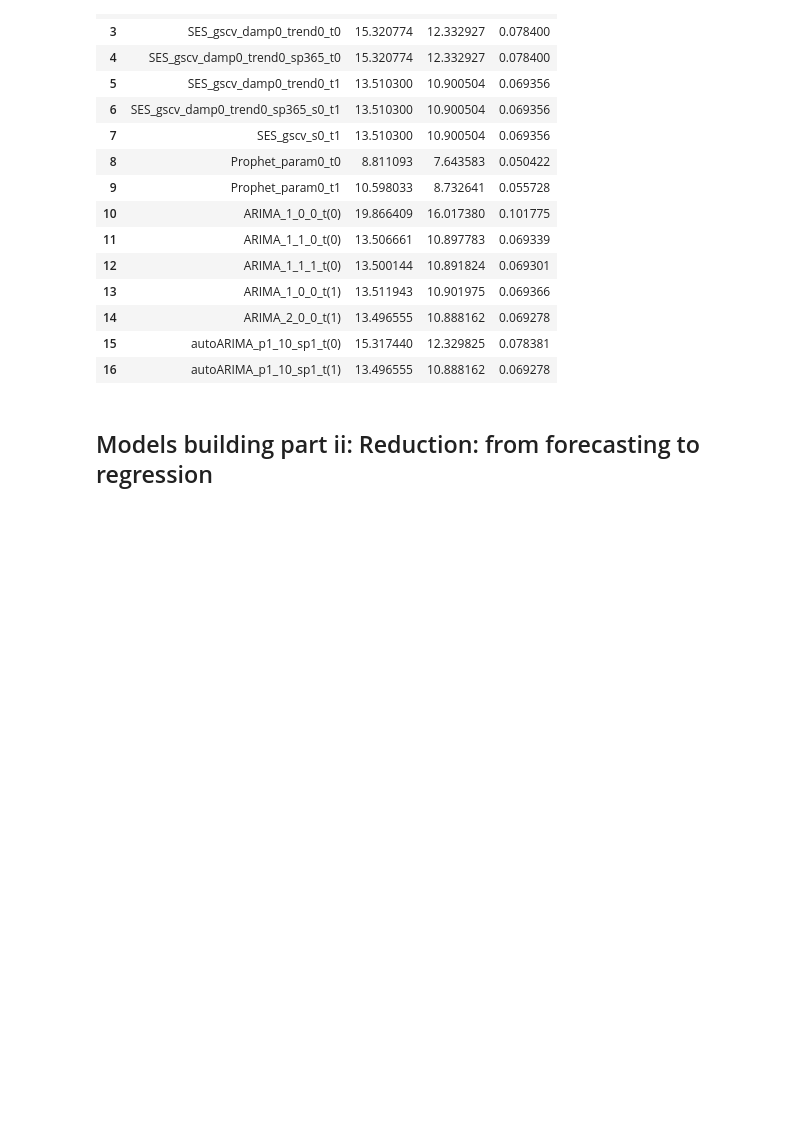
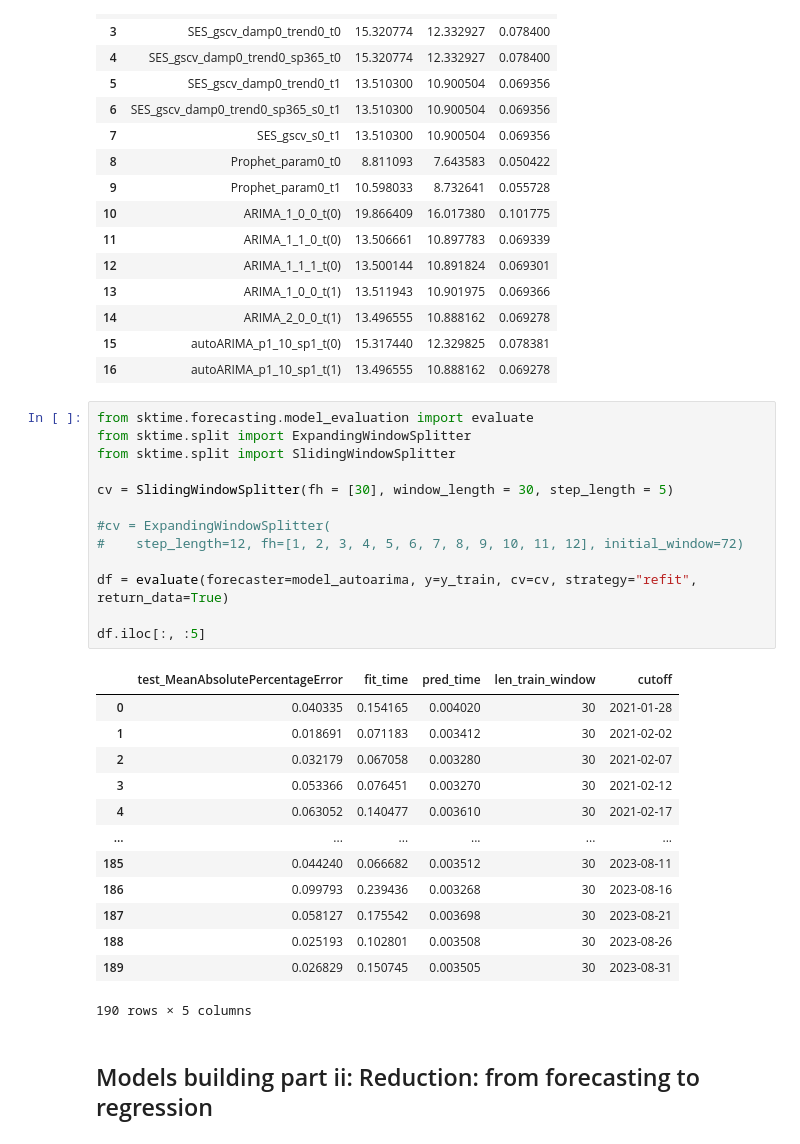
Before and after one commit to aferrers/stockpriceprediction, a Jupyter notebook: notebooks/notebook1.ipynb, the cells around one changed output. Cells and saved outputs as stored; diff of their text form; blank space fills up the shorter version.

```diff
--- a/notebooks/notebook1.ipynb
+++ b/notebooks/notebook1.ipynb
@@ -1462,6 +1520,33 @@ model_scoring
 | 14 | ARIMA_2_0_0_t(1) | 13.496555 | 10.888162 | 0.069278 |
 | 15 | autoARIMA_p1_10_sp1_t(0) | 15.317440 | 12.329825 | 0.078381 |
 | 16 | autoARIMA_p1_10_sp1_t(1) | 13.496555 | 10.888162 | 0.069278 |
+# %%
+from sktime.forecasting.model_evaluation import evaluate
+from sktime.split import ExpandingWindowSplitter
+from sktime.split import SlidingWindowSplitter
+
+cv = SlidingWindowSplitter(fh = [30], window_length = 30, step_length = 5)
+
+#cv = ExpandingWindowSplitter(
+#    step_length=12, fh=[1, 2, 3, 4, 5, 6, 7, 8, 9, 10, 11, 12], initial_window=72)
+
+df = evaluate(forecaster=model_autoarima, y=y_train, cv=cv, strategy="refit", return_data=True)
+
+df.iloc[:, :5]
+# %% [output]
+|  | test_MeanAbsolutePercentageError | fit_time | pred_time | len_train_window | cutoff |
+| 0 | 0.040335 | 0.154165 | 0.004020 | 30 | 2021-01-28 |
+| 1 | 0.018691 | 0.071183 | 0.003412 | 30 | 2021-02-02 |
+| 2 | 0.032179 | 0.067058 | 0.003280 | 30 | 2021-02-07 |
+| 3 | 0.053366 | 0.076451 | 0.003270 | 30 | 2021-02-12 |
+| 4 | 0.063052 | 0.140477 | 0.003610 | 30 | 2021-02-17 |
+| ... | ... | ... | ... | ... | ... |
+| 185 | 0.044240 | 0.066682 | 0.003512 | 30 | 2023-08-11 |
+| 186 | 0.099793 | 0.239436 | 0.003268 | 30 | 2023-08-16 |
+| 187 | 0.058127 | 0.175542 | 0.003698 | 30 | 2023-08-21 |
+| 188 | 0.025193 | 0.102801 | 0.003508 | 30 | 2023-08-26 |
+| 189 | 0.026829 | 0.150745 | 0.003505 | 30 | 2023-08-31 |
+190 rows × 5 columns
 # %% [markdown]
 ## Models building part ii: Reduction: from forecasting to regression
 # %% [markdown]
```
Also changed, not shown: parts of 7 cells of this notebook.
